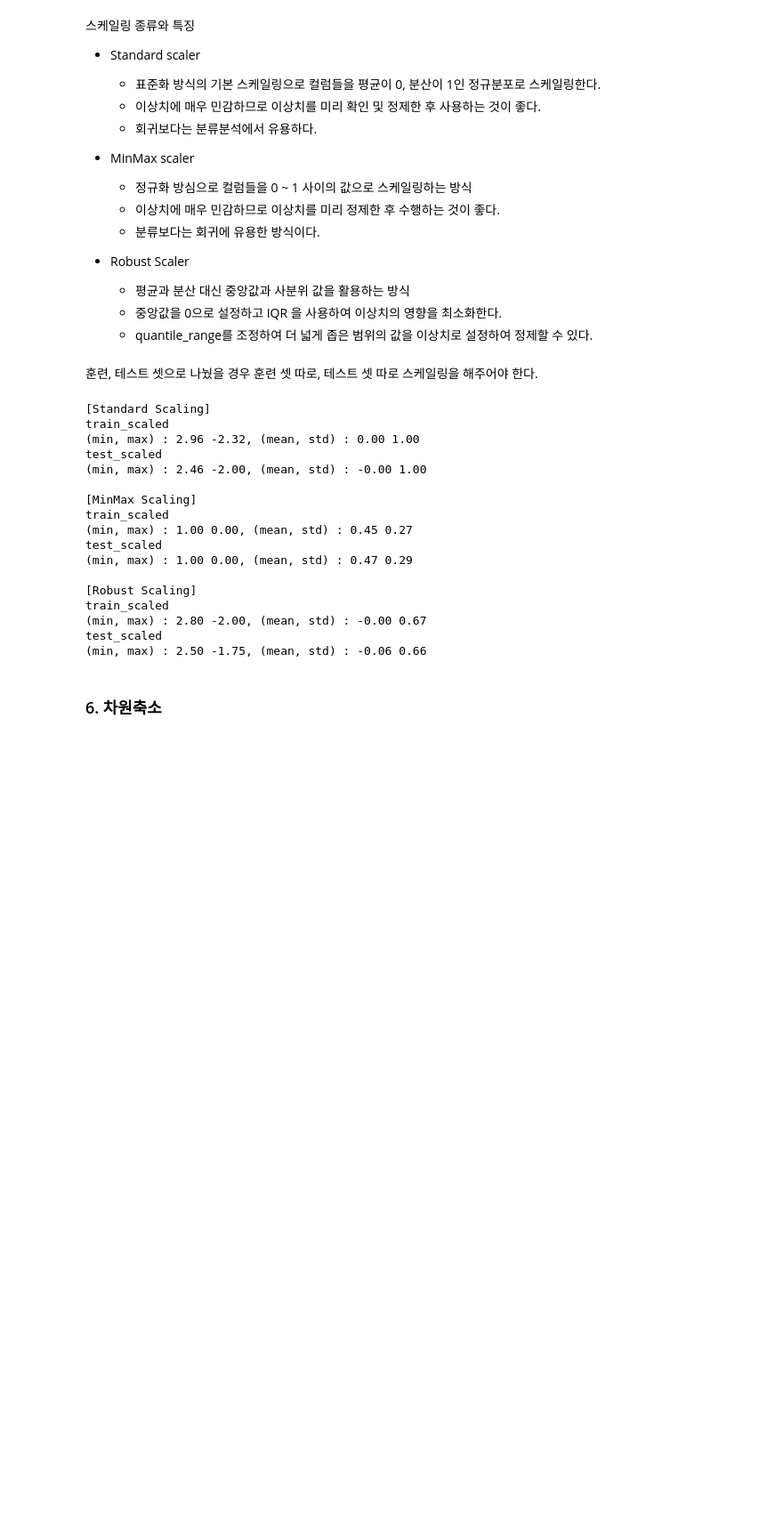
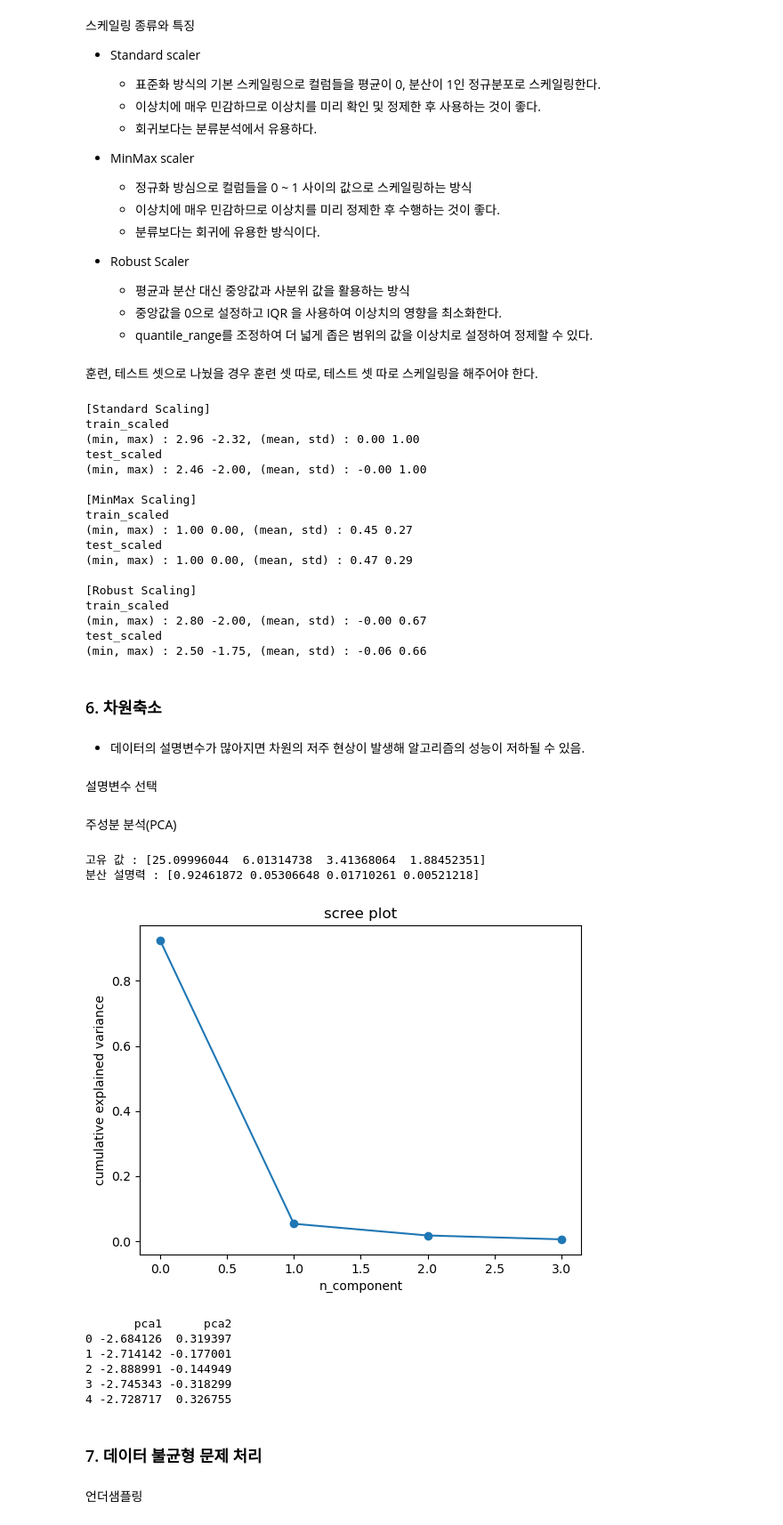
Before and after one commit to Junoflows/ADP, a Jupyter notebook: EDA & 전처리/전처리.ipynb, the cells around one changed output. Shown: that part at 89% size. Drawn from its saved outputs; the diff is of its cells as text; code cells hidden in the pictures; blank space fills up the shorter version.

```diff
--- a/EDA & 전처리/전처리.ipynb
+++ b/EDA & 전처리/전처리.ipynb
@@ -226,3 +226,65 @@ test_scaled
 (min, max) : 2.50 -1.75, (mean, std) : -0.06 0.66
 # %% [markdown]
 ### 6. 차원축소
+# %% [markdown]
++ 데이터의 설명변수가 많아지면 차원의 저주 현상이 발생해 알고리즘의 성능이 저하될 수 있음.
+# %% [markdown]
+설명변수 선택
+# %% [markdown]
+주성분 분석(PCA)
+# %%
+# 주성분 분석의 과정
+## PCA를 위한 전처리리
+import pandas as pd
+from sklearn.datasets import load_iris
+from sklearn.preprocessing import StandardScaler
+from sklearn.decomposition import PCA
+import matplotlib.pyplot as plt
+
+iris = load_iris()
+iris = pd.DataFrame(iris.data, columns = iris.feature_names)
+iris['Class'] = load_iris().target
+iris['Class'] = iris['Class'].map({0 : 'setosa', 1: 'versicolor', 2 : 'virginica'})
+
+### 수치형 데이터만 추출
+X = iris.drop(['Class'], axis = 1)
+y = iris['Class']
+
+scaler = StandardScaler()
+X_scaled = scaler.fit_transform(X)
+
+### 주성분 추출
+pca = PCA(n_components=4)
+pca_fit = pca.fit(X)
+
+print('고유 값 :', pca.singular_values_)
+print('분산 설명력 :', pca.explained_variance_ratio_)
+
+## Scree plot 으로 주성분 수 구하기
+plt.plot(pca.explained_variance_ratio_, 'o-')
+plt.title('scree plot')
+plt.xlabel('n_component')
+plt.ylabel('cumulative explained variance')
+plt.show()
+
+## 새로운 프레임 확인하기
+pca = PCA(n_components=2)
+principalComponents = pca.fit_transform(X)
+pca_iris = pd.DataFrame(principalComponents, columns = ['pca1', 'pca2'])
+print(pca_iris.head())
+
+## 주성분 산포도 확인
+# %% [output]
+고유 값 : [25.09996044  6.01314738  3.41368064  1.88452351]
+분산 설명력 : [0.92461872 0.05306648 0.01710261 0.00521218]
+[figure, added]
+       pca1      pca2
+0 -2.684126  0.319397
+1 -2.714142 -0.177001
+2 -2.888991 -0.144949
+3 -2.745343 -0.318299
+4 -2.728717  0.326755
+# %% [markdown]
+### 7. 데이터 불균형 문제 처리
+# %% [markdown]
+언더샘플링
```
Also changed, not shown: parts of 9 cells of this notebook, 1 other file.
